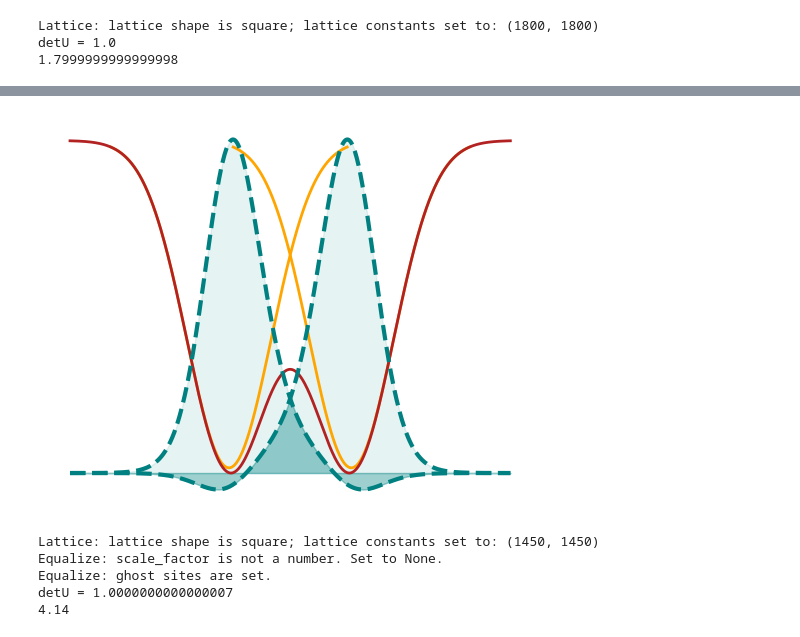
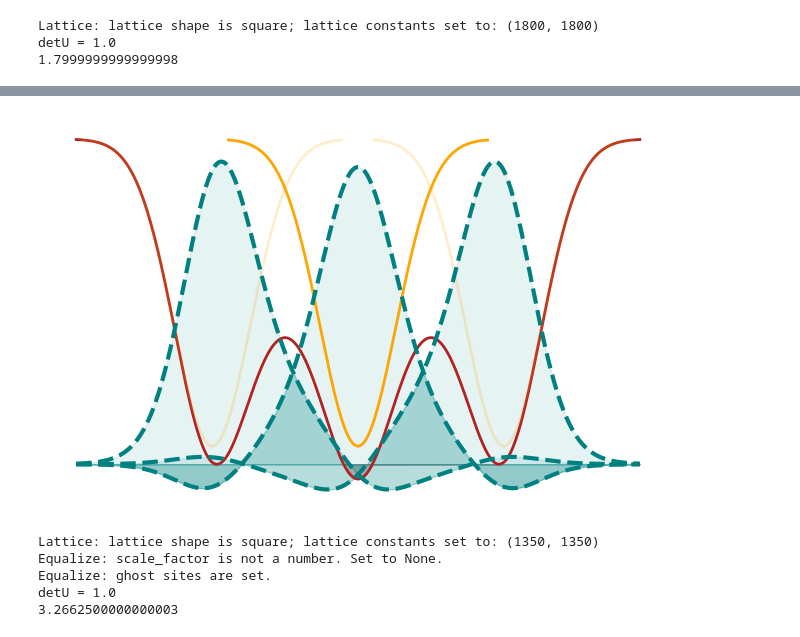
Before and after one commit to htwei17/HubbardTweezer, a Jupyter notebook: HubbardTweezer/src/Fig 1 tweezers paper.ipynb, the cells around one changed output, grey strips where cells are left out. Saved outputs shown, nothing was run; the diff lists cells and outputs as text; code cells hidden in the pictures.

Commit message:
bug fix and figures

```diff
--- a/HubbardTweezer/src/Fig 1 tweezers paper.ipynb
+++ b/HubbardTweezer/src/Fig 1 tweezers paper.ipynb
@@ -120,8 +131,9 @@ dvr = HubbardEqualizer(N,
                        R0=R0,
                        lattice=np.array([L], dtype=int),
                        trap=(50, 1000),
-                       lc=(1450,),
+                       lc=(1350,),
                        dim=1,
+                       equalize_V0=False,
                        sparse=True,
                        symmetry=True,
                        verbosity=0)
@@ -134,5 +146,5 @@ p = parity[0]
 A, U = singleband_WF(dvr, E, W, p)
 print('detU =', la.det(U))
 V = singleband_interaction(dvr, U, U, W, W, p,  p)
-print(dvr.R0[0] * .7)
+print(dvr.R0[0])
 # %% [output]
@@ -144,49 +248,60 @@ detU = -0.9999999999999999
 # %%
 from matplotlib.figure import figaspect
 import matplotlib.pyplot as plt
 
-fig, ax = plt.subplots(figsize=(6.25, 5))
-
+fig, ax = plt.subplots(figsize=(8, 5))
+edge = 0.6
+wf_scale = 0.8
+pwr = 2
 
 y = np.array([0])
 z = np.array([0])
-taillen = 1.4
+taillen = 1.2
+
+# Plot total potential
+x = np.linspace(-dvr.R0[0] * edge, dvr.R0[0] * edge, 500)
+X = np.meshgrid(x, y, z, indexing='ij')
+v = dvr.Vfun(*X)**pwr
+v = -abs(v[:, 0, 0])
+plt.plot(x, v, '-', label='V', lw=2, color='firebrick')
+vmin = np.min(v[:180])
+vi_scale = -np.sqrt(abs(vmin))
+vi_scale = -1
+plt.fill_between(x[v < vmin], vmin, v[v < vmin], color='firebrick', alpha=.3)
 
 # Plot single traps
 for i in range(dvr.lattice.N):
     opacity = 1
+    if i in [0, dvr.lattice.N - 1]:
+        opacity /= 5
     shift = dvr.trap_centers[i]
     dvr.update_waist(dvr.waists[i])
     x = np.linspace(shift[0] - taillen, shift[0] + taillen, 500)
     X = np.meshgrid(x, y, z, indexing='ij')
-    vi = dvr.Voff[i] * DVR.Vfun(dvr, X[0] - shift[0], X[1] - shift[1], X[2])
-    plt.plot(x, vi[:, 0, 0], '-', label='V',
+    vi = dvr.Voff[i] * DVR.Vfun(dvr, X[0] - shift[0],
+                                X[1] - shift[1], X[2])**pwr
+    plt.plot(x, vi_scale * abs(vi[:, 0, 0]), '-', label='V',
              lw=2, color='orange', alpha=opacity)
 
-# Plot total potential
-x = np.linspace(-dvr.R0[0] * .7, dvr.R0[0] * .7, 500)
-X = np.meshgrid(x, y, z, indexing='ij')
-v = dvr.Vfun(*X)
-plt.plot(x, v[:, 0, 0], '-', label='V', lw=2, color='firebrick')
-vmin = np.min(v)
-
-wf = .8 * fix_phase(wannier_func([x, y, z], U, dvr, W,  p)[:, 0, 0, :]) + vmin
+x = np.linspace(-dvr.R0[0] * edge, dvr.R0[0] * edge, 500)
+wf = wf_scale * \
+    fix_phase(wannier_func([x, y, z], U, dvr, W,  p)[:, 0, 0, :]) + vmin
 for i in range(dvr.lattice.N):
     shade_alpha = 0.1
     line_alpa = 1
     line_shape = '--'
-    plt.plot(x,
-             wf[:, i], line_shape, lw=3, color='teal',
+    plt.plot(x, wf[:, i], line_shape, lw=3, color='teal',
              label=f'$w_{i + 1}(x)$', alpha=line_alpa)
     plt.fill_between(x, vmin, wf[:, i], color='darkcyan', alpha=shade_alpha)
 for i in dvr.lattice.links:
     plt.fill_between(x, vmin, np.min(np.array([wf[:, i[0]],
-                                               wf[:, i[1]]]), axis=0), color='teal', alpha=.3)
+                                               wf[:, i[1]]]), axis=0), color='teal', alpha=.2)
+
 plt.xlabel('dx')
 plt.axis('off')
-plt.savefig('fig1b.svg', transparent=True, bbox_inches='tight')
+plt.savefig('fig1c.svg', transparent=True, bbox_inches='tight')
 # %% [output]
-[figure, old version]
+[figure, new version]
 # %%
 from Hubbard.equalizer import *
 import numpy as np
@@ -200,8 +315,9 @@ dvr = HubbardEqualizer(N,
                        R0=R0,
                        lattice=np.array([L], dtype=int),
                        trap=(50, 1000),
-                       lc=(1450,),
+                       lc=(1350,),
                        dim=1,
+                       equalize_V0=False,
                        sparse=True,
                        symmetry=True,
                        verbosity=0)
@@ -214,13 +330,13 @@ p = parity[0]
 A, U = singleband_WF(dvr, E, W, p)
 print('detU =', la.det(U))
 V = singleband_interaction(dvr, U, U, W, W, p,  p)
-print(dvr.R0[0] * .8)
+print(dvr.R0[0] * 0.65)
 # %% [output]
-Lattice: lattice shape is square; lattice constants set to: (1450, 1450)
+Lattice: lattice shape is square; lattice constants set to: (1350, 1350)
 Equalize: scale_factor is not a number. Set to None.
 Equalize: ghost sites are set.
-detU = 1.0000000000000007
-4.14
+detU = 1.0
+3.2662500000000003
 # %%
 from matplotlib.figure import figaspect
 import matplotlib.pyplot as plt
```
Also changed, not shown: parts of 5 cells of this notebook, 6 other files.
